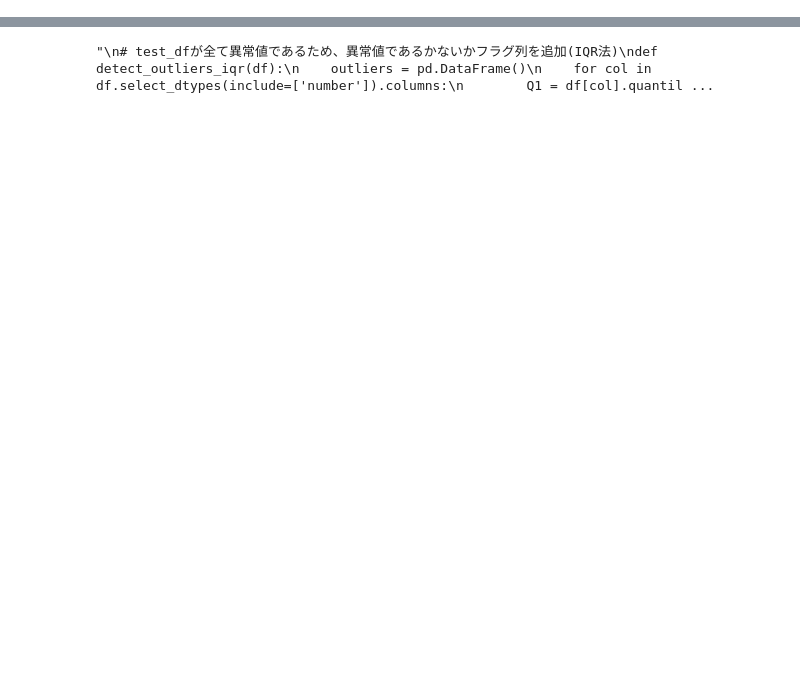
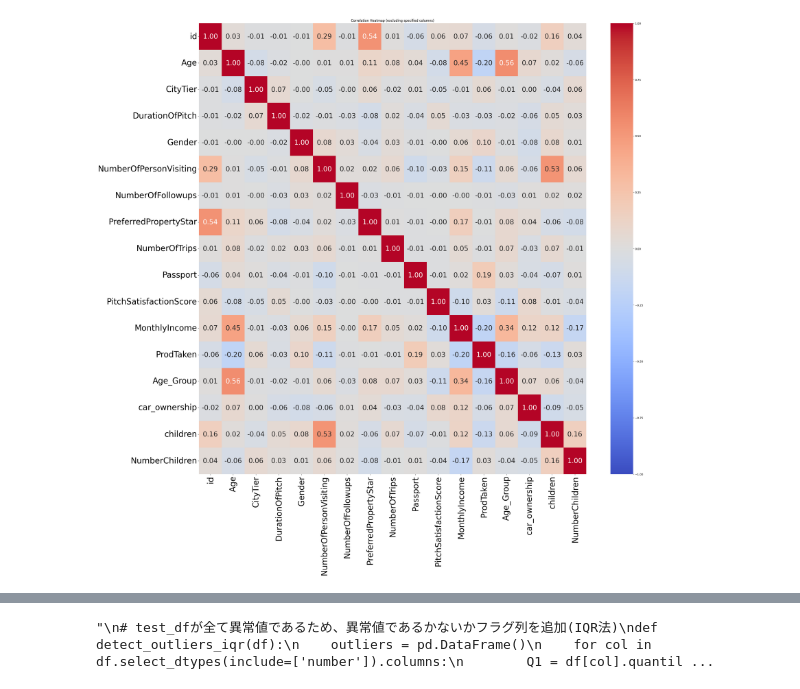
Before and after one commit to Ayamnko/mikanseii, a Jupyter notebook: SIGNATE_Cup2024.ipynb, the cells around one changed output, grey strips where cells are left out. Saved outputs shown, nothing was run; the diff lists cells and outputs as text; code cells hidden in the pictures; blank space fills up the shorter version.

```diff
--- a/SIGNATE_Cup2024.ipynb
+++ b/SIGNATE_Cup2024.ipynb
@@ -570,0 +890,94 @@ display(test_df.head())
+# %%
+import seaborn as sns
+import matplotlib.pyplot as plt
+
+# 除外する列を指定
+exclude_cols = ['TypeofContact', 'Occupation', 'Designation', 'ProductPitched', 'marital_status']
+
+# 除外列を持たないデータフレームを作成
+train_df_filtered = train_df.drop(columns=exclude_cols)
+test_df_filtered = test_df.drop(columns=exclude_cols)
+
+# 基本統計量の表示
+print("Train DataFrame Basic Statistics (excluding specified columns):")
+display(train_df_filtered.describe())
+
+print("\nTest DataFrame Basic Statistics (excluding specified columns):")
+display(test_df_filtered.describe())
+
+# データフレームの情報の表示
+print("\nTrain DataFrame Info (excluding specified columns):")
+display(train_df.info())
+
+print("\nTest DataFrame Info (excluding specified columns):")
+display(test_df.info())
+
+# 相関行列の計算
+correlation_matrix = train_df_filtered.corr()
+
+# ヒートマップの表示
+plt.figure(figsize=(32, 30))
+sns.heatmap(correlation_matrix, annot=True, cmap='coolwarm', fmt='.2f', vmin=-1, vmax=1, annot_kws={"size": 25})
+plt.title('Correlation Heatmap (excluding specified columns)')
+# 軸ラベルのサイズを調整
+plt.xticks(fontsize=30)  # x軸ラベルのサイズ
+plt.yticks(fontsize=30)  # y軸ラベルのサイズ
+plt.show()
+
+# 目的変数のヒストグラムの表示(train_df)
+plt.figure(figsize=(8, 6))
+sns.histplot(train_df['ProdTaken'], kde=False, bins=30)
+plt.title('Distribution of ProdTaken')
+plt.xlabel('ProdTaken')
+plt.ylabel('Frequency')
+plt.show()
+
+
+# 'Age'列のヒストグラムをプロット
+plt.figure(figsize=(12, 6))
+
+# train_dfのヒストグラム
+plt.hist(train_df['Age'], bins=30, alpha=0.5, label='Train', color='blue', edgecolor='black')
+
+# test_dfのヒストグラム
+plt.hist(test_df['Age'], bins=30, alpha=0.5, label='Test', color='red', edgecolor='black')
+
+# グラフのタイトルとラベル
+plt.title('Histogram of Age')
+plt.xlabel('Age')
+plt.ylabel('Frequency')
+
+# 凡例の表示
+plt.legend()
+
+# グラフを表示
+plt.show()
+
+
+
+
+
+
+
+# 各カテゴリーごとにAge列の平均値を計算
+mean_age_per_category = train_df.groupby('MonthlyIncome')['Age'].mean()
+
+# 平均値を使って折れ線グラフを描画
+plt.figure(figsize=(8, 6))
+mean_age_per_category.plot(kind='line')
+plt.title('Average Age per Category')
+plt.xlabel('Monthly Income')
+plt.ylabel('Average Age')
+plt.show()
+
+# 各カテゴリーごとにAge列の平均値を計算
+mean_age_per_category = test_df.groupby('MonthlyIncome')['Age'].mean()
+
+# 平均値を使って折れ線グラフを描画
+plt.figure(figsize=(8, 6))
+mean_age_per_category.plot(kind='line')
+plt.title('Average Age per Category')
+plt.xlabel('Monthly Income')
+plt.ylabel('Average Age')
+plt.show()
+# %% [output]
@@ -570,0 +1040 @@ display(test_df.head())
+[figure, added]
```
Also changed, not shown: parts of 8 cells of this notebook.
